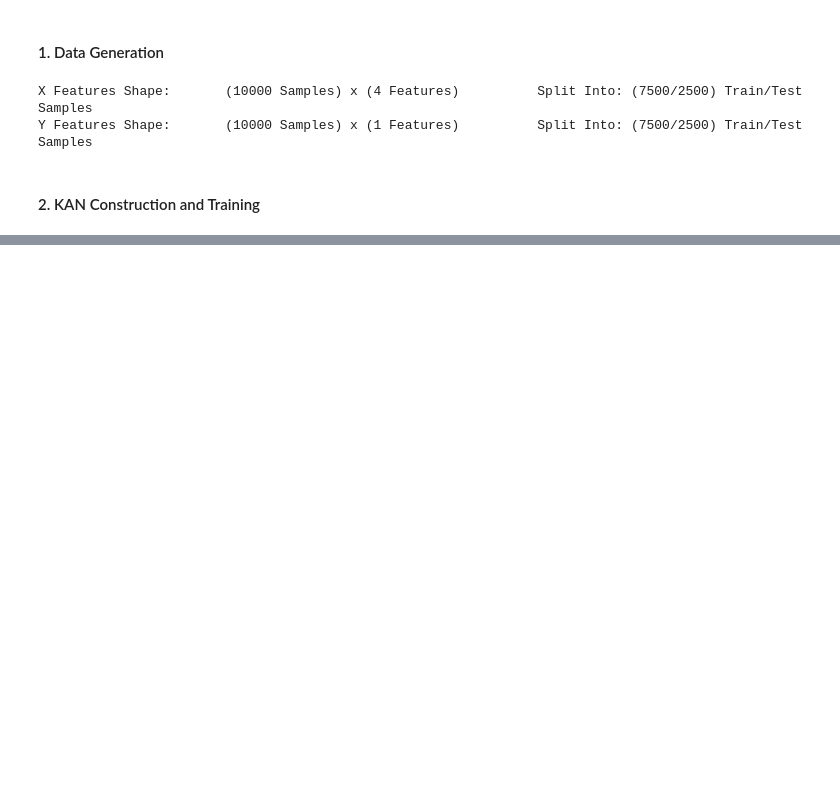
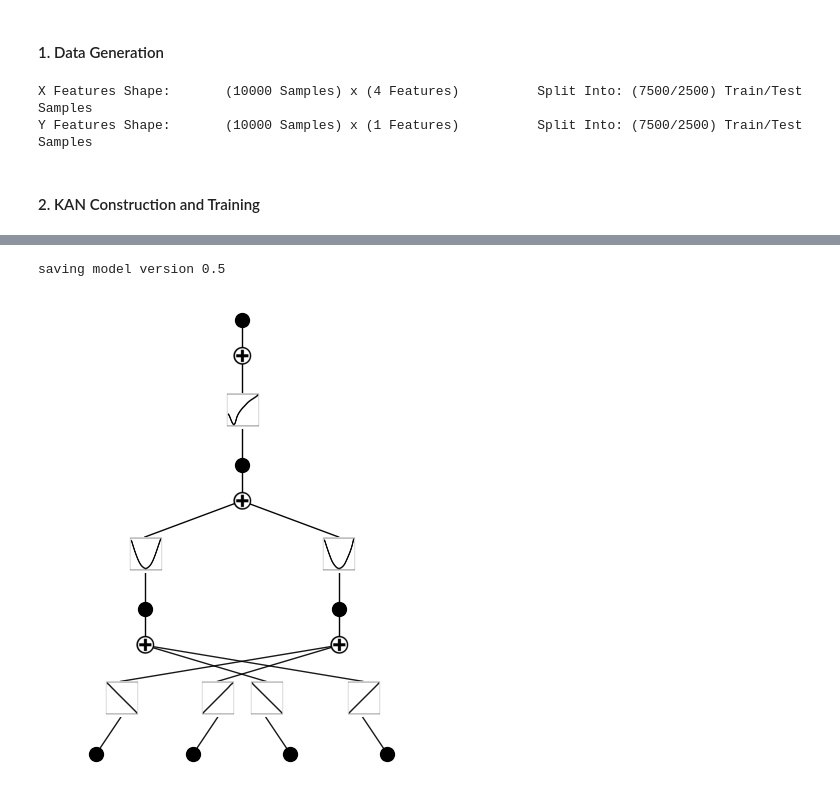
Before and after one commit to nhsnow2/pykanKAN, a Jupyter notebook: scripts/toy_problems/compositions.ipynb, the cells around one changed output, grey strips where cells are left out. Saved outputs shown, nothing was run; the diff lists cells and outputs as text; code cells hidden in the pictures; blank space fills up the shorter version.

```diff
--- a/scripts/toy_problems/compositions.ipynb
+++ b/scripts/toy_problems/compositions.ipynb
@@ -71,6 +80,0 @@ saving model version 0.0
-# %%
-# Training Block
-result = model.fit(DATASET, opt='Adam', steps=1000, lamb=0.01, lr=0.05)
-history["train"] += result["train_loss"]
-history["tests"] += result["test_loss"]
-model.plot()
@@ -180,0 +231,5 @@ fig.tight_layout()
+# %%
+model = Prune(model, node_threshold=None, edge_threshold=None)
+# %% [output]
+saving model version 0.5
+[figure, added]
```
Also changed, not shown: parts of 21 cells of this notebook.
